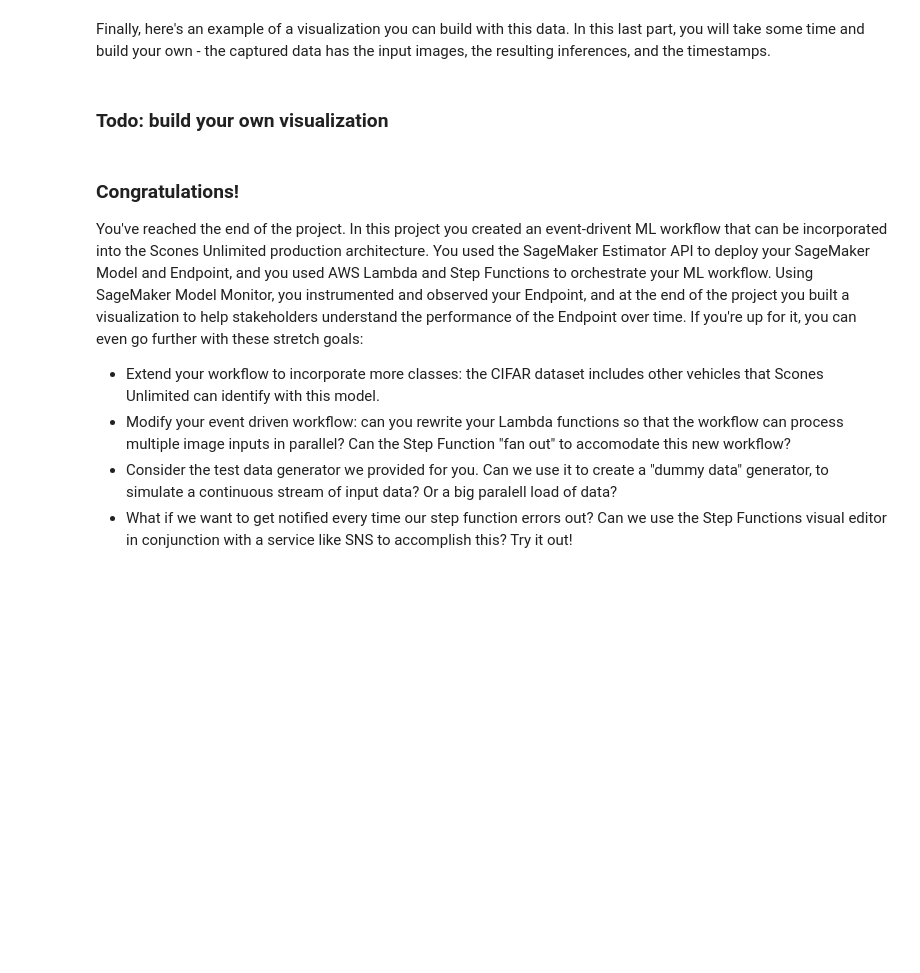
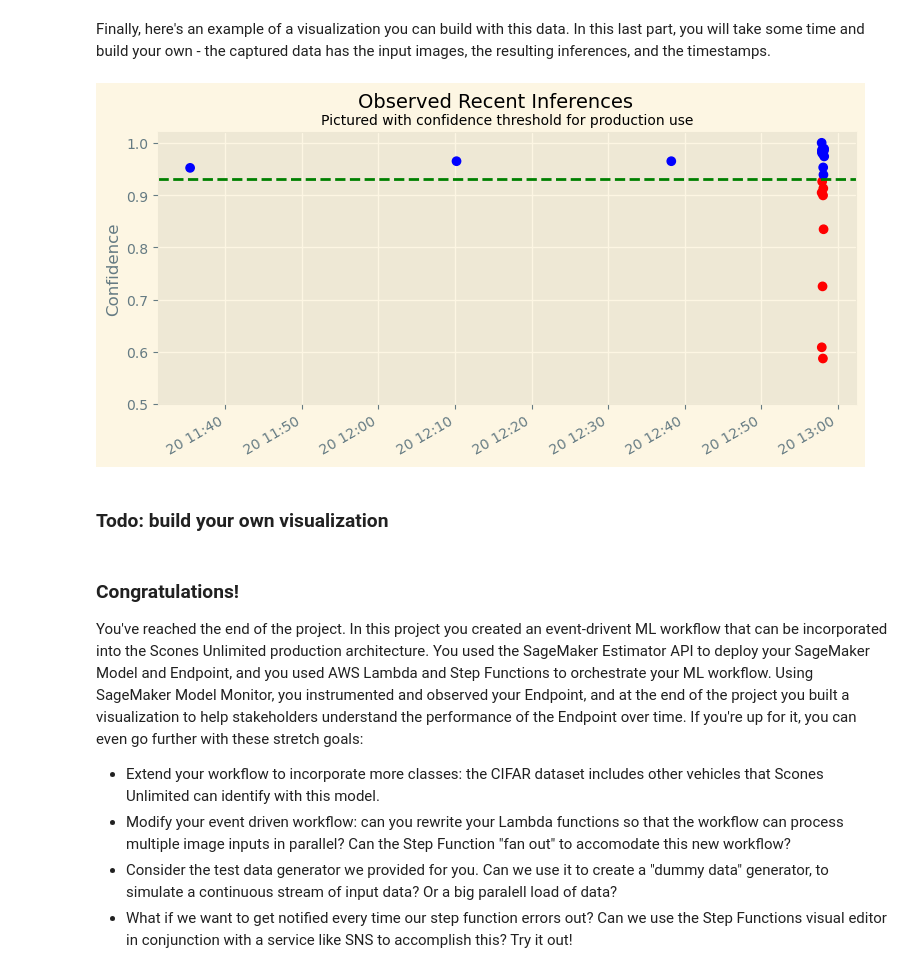
Before and after one commit to mirmehdi/scones-unlimited-ml-awsworkflow, a Jupyter notebook: starter.ipynb, the cells around one changed output. Drawn from its saved outputs; the diff is of its cells as text; code cells hidden in the pictures; blank space fills up the shorter version.

Commit message:
Testing and monitoring

```diff
--- a/starter.ipynb
+++ b/starter.ipynb
@@ -513,3 +551,6 @@ predictor = ## TODO: fill in
+# %%
+from sagemaker.predictor import Predictor
+predictor = Predictor(endpoint, sagemaker_session= session)
 # %% [markdown]
 In the code snippet below we are going to prepare one of your saved images for prediction. Use the predictor to process the `payload`.
 # %%
@@ -521,7 +562,7 @@ with open("./test/bicycle_s_001789.png", "rb") as f:
     payload = f.read()
 
 
-inference = ## TODO: Process the payload with your predictor
+inference = predictor.predict(payload)
 # %% [markdown]
 Your `inference` object is an array of two values, the predicted probability value for each of your classes (bicycle and motorcycle respectively.) So, for example, a value of `b'[0.91, 0.09]'` indicates the probability of being a bike is 91% and being a motorcycle is 9%.
 # %%
@@ -721,13 +796,16 @@ import jsonlines
 # %% [markdown]
 Now we can extract the data from each of the source files:
 # %%
-import os
+import glob
 
-# List the file names we downloaded
-file_handles = os.listdir("./captured_data")
+# List the file names we downloaded (they sit in date sub-folders, so search recursively)
+file_handles = glob.glob("./captured_data/**/*.jsonl", recursive=True)      # FIX 1: os.listdir misses sub-folders
 
 # Dump all the data into an array
 json_data = []
 for jsonl in file_handles:
-    with jsonlines.open(f"./captured_data/{jsonl}") as f:
-        json_data.append(f.read())
+    with jsonlines.open(jsonl) as f:
+        for obj in f:                         # FIX 2: a file can hold MANY requests -> read every line, not just the first
+            json_data.append(obj)
+
+print(len(file_handles), "files,", len(json_data), "captured inferences")
@@ -744,29 +826,30 @@ simple_getter(json_data[0])
 # %% [markdown]
 Finally, here's an example of a visualization you can build with this data. In this last part, you will take some time and build your own - the captured data has the input images, the resulting inferences, and the timestamps.
 # %%
+import matplotlib.pyplot as plt
+import pandas as pd
+
+THRESHOLD = 0.93                                          # FIX 1: same threshold as Lambda 3 (Udacity's chart used .94)
+
 # Populate the data for the x and y axis
-x = []
-y = []
+x, y = [], []
 for obj in json_data:
     inference, timestamp = simple_getter(obj)
+    y.append(max(inference))                              # confidence = probability of the predicted class
+    x.append(pd.to_datetime(timestamp))                   # text -> real time, so the x-axis is ordered correctly
 
-    y.append(max(inference))
-    x.append(timestamp)
-
-# Todo: here is an visualization example, take some time to build another visual that helps monitor the result
-# Plot the data
-plt.scatter(x, y, c=['r' if k<.94 else 'b' for k in y ])
-plt.axhline(y=0.94, color='g', linestyle='--')
-plt.ylim(bottom=.88)
-
-# Add labels
+plt.style.use("Solarize_Light2")
+plt.figure(figsize=(9, 4))
+plt.scatter(x, y, c=['r' if k < THRESHOLD else 'b' for k in y])   # red = would fail the workflow, blue = passes
+plt.axhline(y=THRESHOLD, color='g', linestyle='--')                # the threshold line
+plt.ylim(bottom=0.5)                                      # FIX 2: Udacity's .88 hid every low-confidence point
 plt.ylabel("Confidence")
 plt.suptitle("Observed Recent Inferences", size=14)
 plt.title("Pictured with confidence threshold for production use", size=10)
-
-# Give it some pizzaz!
-plt.style.use("Solarize_Light2")
 plt.gcf().autofmt_xdate()
+plt.show()
+# %% [output]
+[figure, added]
 # %% [markdown]
 ### Todo: build your own visualization
 # %% [markdown]
```
Also changed, not shown: parts of 20 cells of this notebook, 1 other file.
